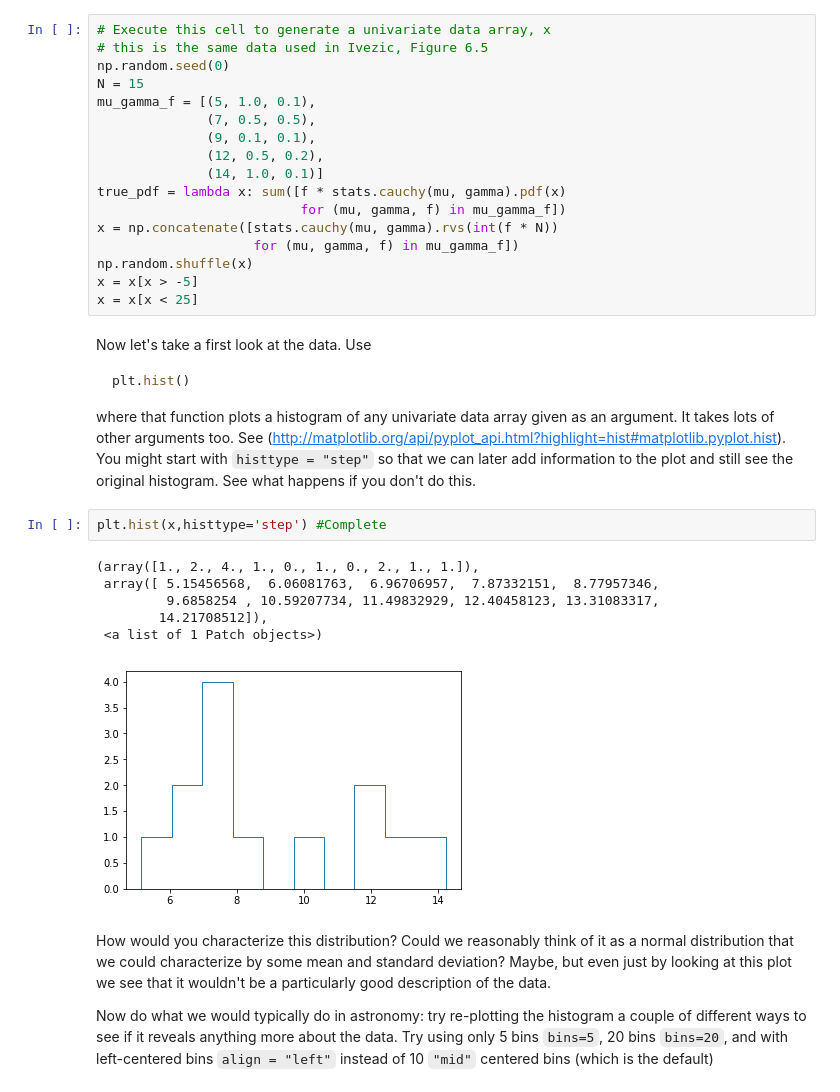
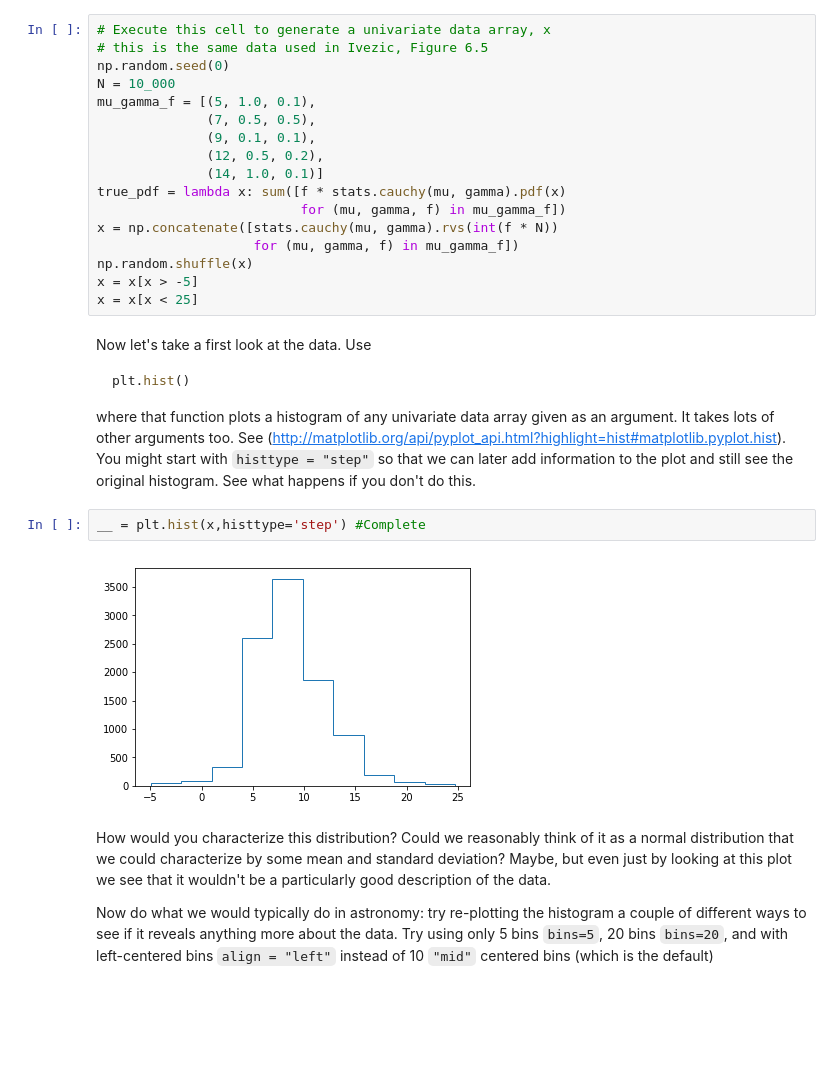
Before and after one commit to pranphy/PHYST580-F18, a Jupyter notebook: notebooks/HistogramExample.ipynb, the cells around one changed output. Saved outputs shown, nothing was run; the diff lists cells and outputs as text; blank space fills up the shorter version.

````diff
--- a/notebooks/HistogramExample.ipynb
+++ b/notebooks/HistogramExample.ipynb
@@ -21,7 +21,7 @@ Let's work through some examples to see what problems we encounter and how we mi
 # Execute this cell to generate a univariate data array, x
 # this is the same data used in Ivezic, Figure 6.5
 np.random.seed(0)
-N = 15
+N = 10_000
 mu_gamma_f = [(5, 1.0, 0.1),
               (7, 0.5, 0.5),
               (9, 0.1, 0.1),
@@ -41,14 +41,9 @@ plt.hist()
 ```
 where that function plots a histogram of any univariate data array given as an argument.  It takes lots of other arguments too.  See (http://matplotlib.org/api/pyplot_api.html?highlight=hist#matplotlib.pyplot.hist).  You might start with `histtype = "step"` so that we can later add information to the plot and still see the original histogram.  See what happens if you don't do this.
 # %%
-plt.hist(x,histtype='step') #Complete
+__ = plt.hist(x,histtype='step') #Complete
 # %% [output]
-(array([1., 2., 4., 1., 0., 1., 0., 2., 1., 1.]),
- array([ 5.15456568,  6.06081763,  6.96706957,  7.87332151,  8.77957346,
-         9.6858254 , 10.59207734, 11.49832929, 12.40458123, 13.31083317,
-        14.21708512]),
- <a list of 1 Patch objects>)
-[figure, old version]
+[figure, new version]
 # %% [markdown]
 How would you characterize this distribution?  Could we reasonably think of it as a normal distribution that we could characterize by some mean and standard deviation?  Maybe, but even just by looking at this plot we see that it wouldn't be a particularly good description of the data.
 
````
Also changed, not shown: parts of 15 cells of this notebook.
